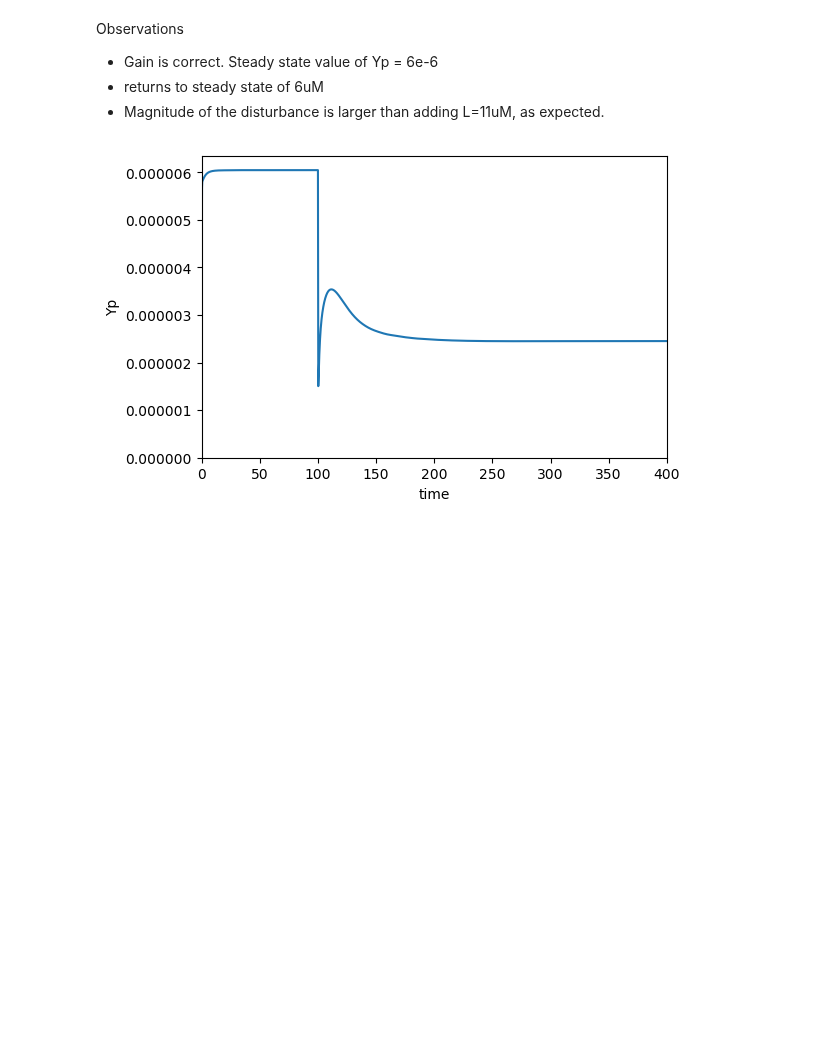
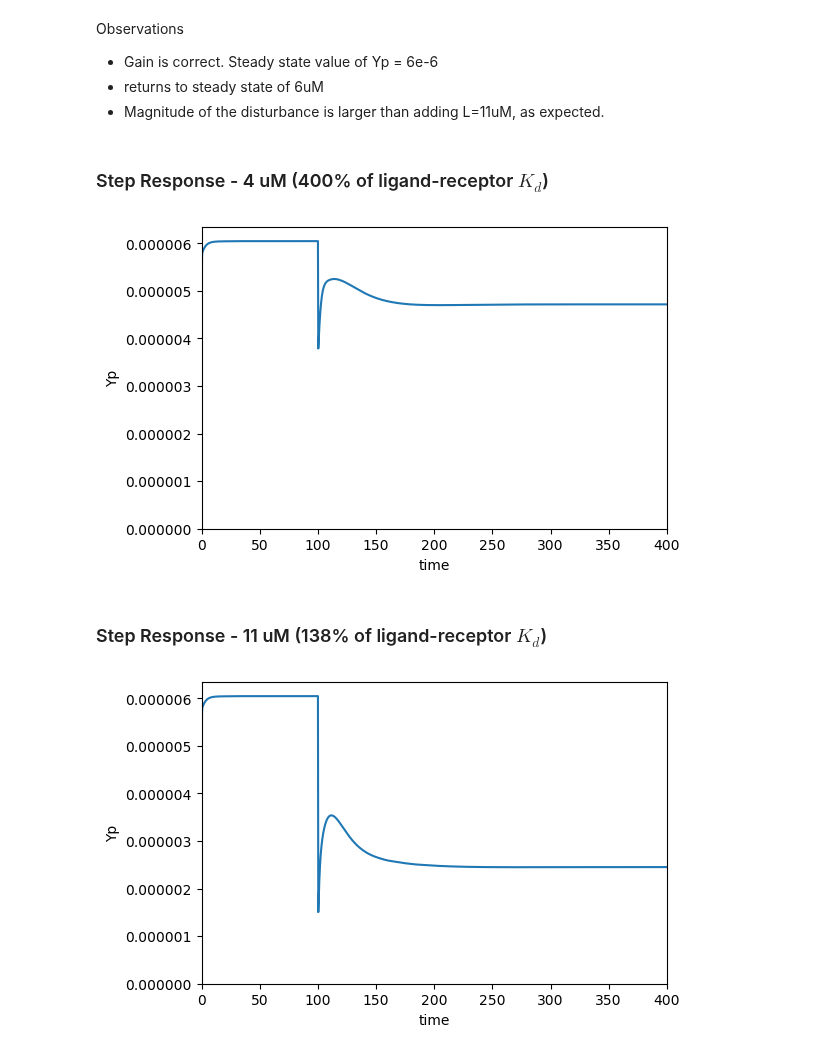
Before and after one commit to ScienceStacks/BioCellControl, a Jupyter notebook: Analysis/chemotaxis.ipynb, the cells around one changed output. Drawn from its saved outputs; the diff is of its cells as text; code cells hidden in the pictures; blank space fills up the shorter version.

```diff
--- a/Analysis/chemotaxis.ipynb
+++ b/Analysis/chemotaxis.ipynb
@@ -171,4 +152,14 @@ Observations
 - Gain is correct. Steady state value of Yp = 6e-6
 - returns to steady state of 6uM
 - Magnitude of the disturbance is larger than adding L=11uM, as expected.
+# %% [markdown]
+### Step Response - 4 uM (400% of ligand-receptor $K_d$)
+# %%
+# Adjusting R gives a good response to a step
+sim(elements=["at (time > 100): L = 4e-6"])
+plotter.lines(["Yp"])
+# %% [output]
+[figure, added]
+# %% [markdown]
+### Step Response - 11 uM (138% of ligand-receptor $K_d$)
 # %%
```
Also changed, not shown: parts of 35 cells of this notebook.
